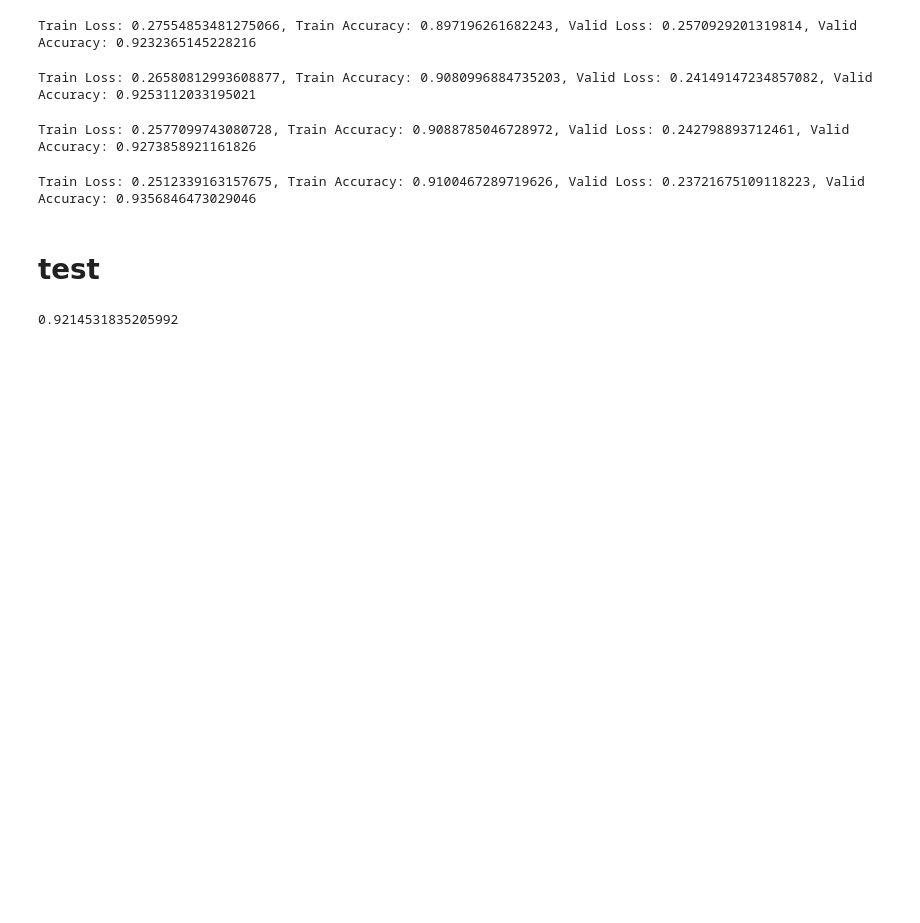
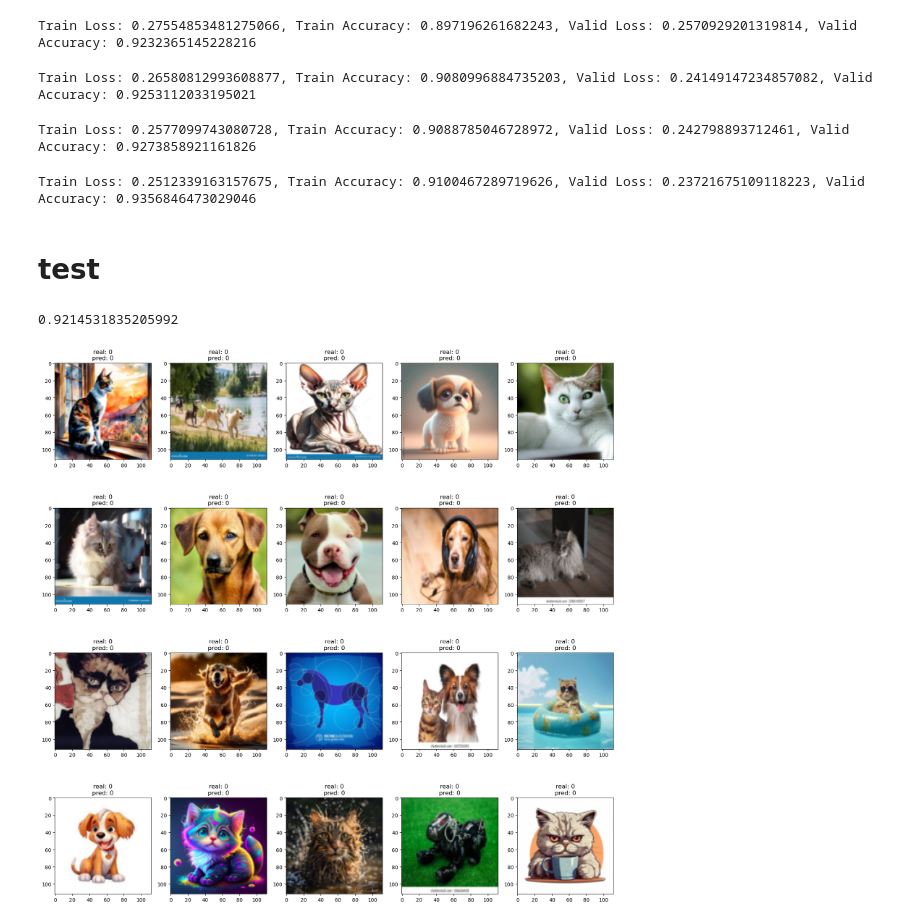
Before and after one commit to greedjar74/cv_79_projects, a Jupyter notebook: part1/chapter1/7/real_ai_classifier.ipynb, the cells around one changed output. Saved outputs shown, nothing was run; the diff lists cells and outputs as text; code cells hidden in the pictures; blank space fills up the shorter version.

```diff
--- a/part1/chapter1/7/real_ai_classifier.ipynb
+++ b/part1/chapter1/7/real_ai_classifier.ipynb
@@ -241,9 +241,11 @@ f1_score(total_labels, total_preds, average='macro')
 # %%
 plt.figure(figsize=(20, 20))
 
 for i in range(20):
     ax = plt.subplot(4, 5, i+1)
     plt.imshow(test_dataset[i][0].permute(1, 2, 0))
     label = total_labels[i]
     pred = total_preds[i]
-    plt.title()
+    plt.title(f'real: {label}\npred: {pred}')
+# %% [output]
+[figure, added]
```
Also changed, not shown: 1 other file.
